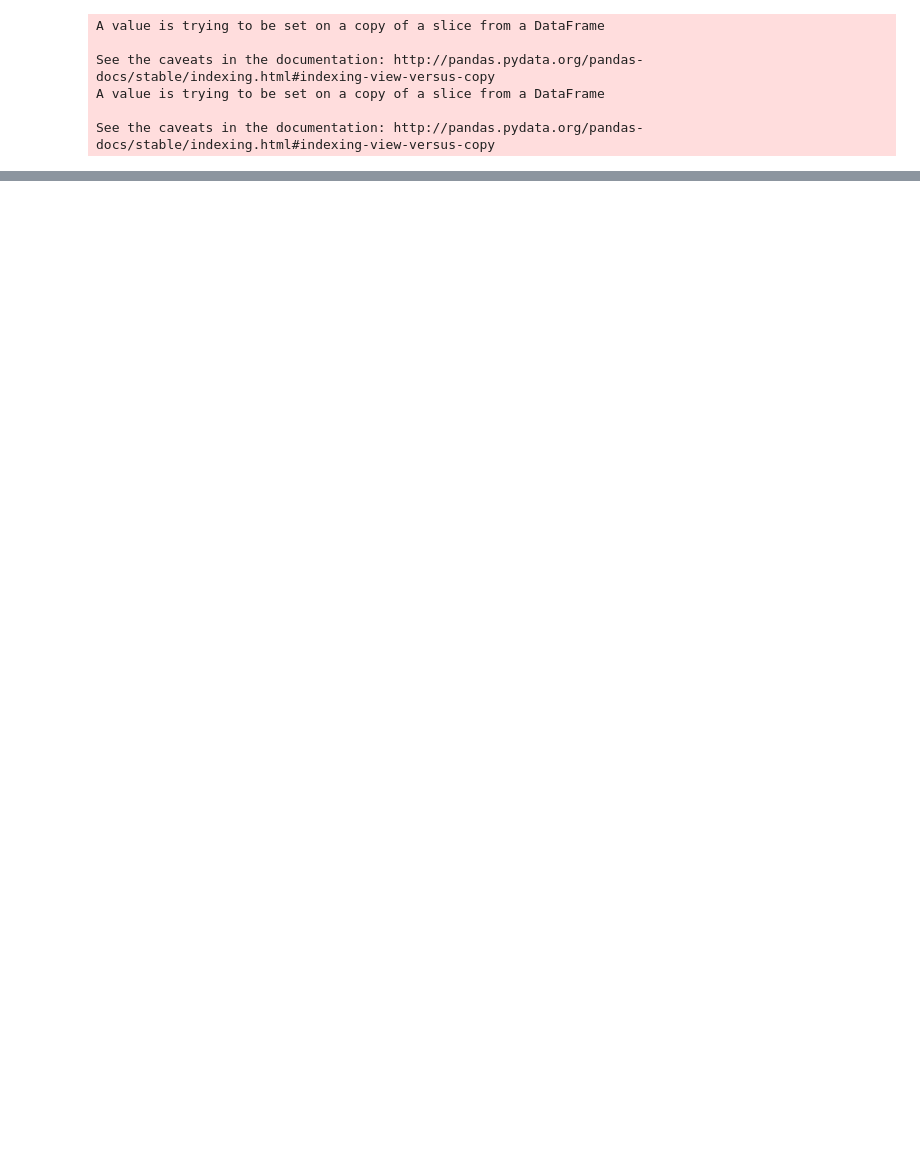
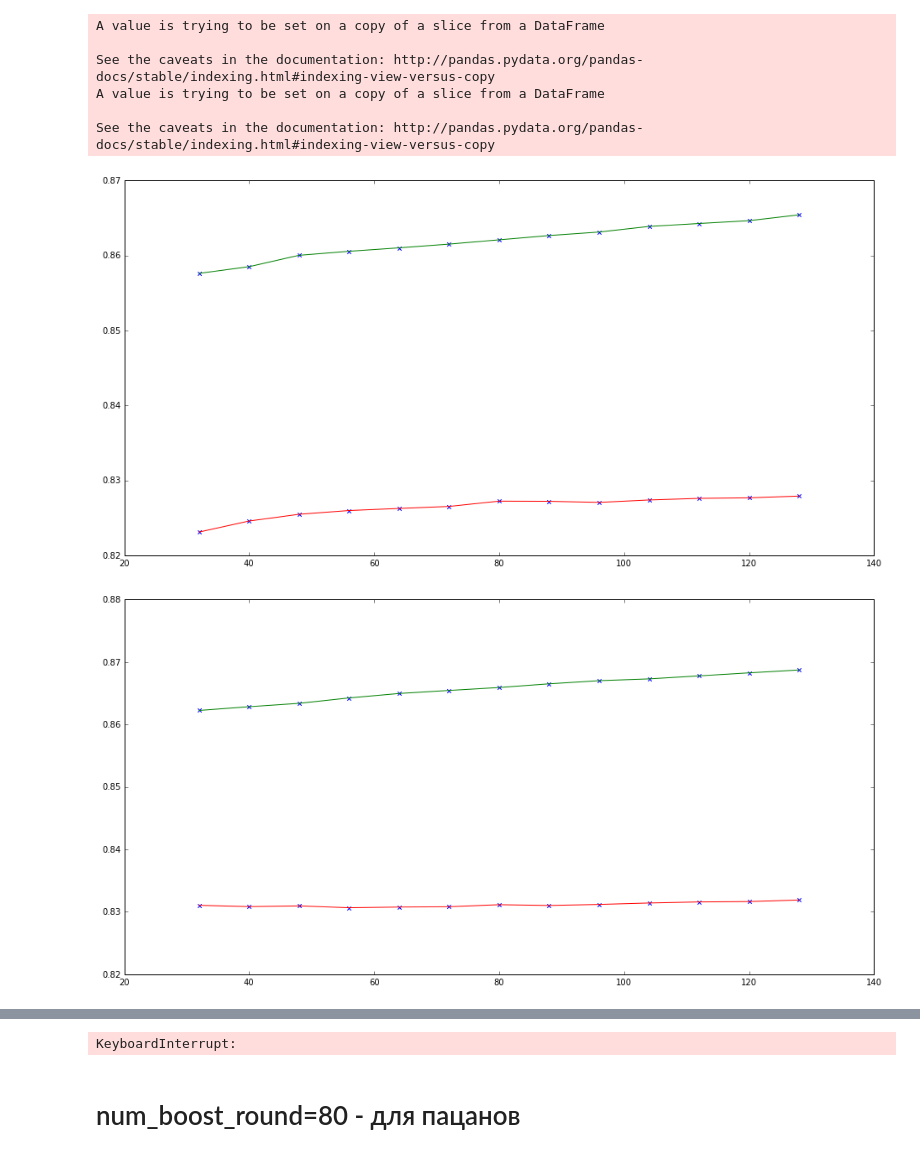
Before and after one commit to nmakeenkov/kaggle_kek, a Jupyter notebook: santander-hw.ipynb, the cells around one changed output, grey strips where cells are left out. Drawn from its saved outputs; the diff is of its cells as text; code cells hidden in the pictures; blank space fills up the shorter version.

```diff
--- a/santander-hw.ipynb
+++ b/santander-hw.ipynb
@@ -86,3 +86,31 @@ def get_matrix():
     x = np.array(x)
     y = np.array(y)
     return xgb.DMatrix(x, label=y)
+# %%
+params = {}
+params['objective']           = "binary:logistic"
+params['booster']             = "gbtree"
+params['eval_metric']         = "auc"
+params['eta']                 = 0.006
+params['max_depth']           = 5
+params['subsample']           = 0.681
+params['colsample_bytree']    = 0.7
+
+for current_plot_number in range(3):
+    dtrain = get_matrix()
+    x = np.arange(32, 129, 8)
+    y1 = []
+    y2 = []
+    for nbr in x:
+        score = xgb.cv(params=list(params.items()), dtrain=dtrain, num_boost_round=nbr)
+        y1.append(score['test-auc-mean'][nbr - 1])
+        y2.append(score['train-auc-mean'][nbr - 1])
+    plt.figure(figsize=(16, 8))
+    plt.plot(x, y1, color='r')
+    plt.scatter(x, y1, marker='x')
+    plt.plot(x, y2, color='g')
+    plt.scatter(x, y2, marker='x')
+    plt.show()
+# %% [output]
+[figure, added]
+[figure, added]
@@ -89,3 +118,6 @@ def get_matrix():
+KeyboardInterrupt:
+# %% [markdown]
+# num_boost_round=80 - для пацанов
 # %%
 params = {}
 params['objective']           = "binary:logistic"
```
Also changed, not shown: parts of 5 cells of this notebook.
